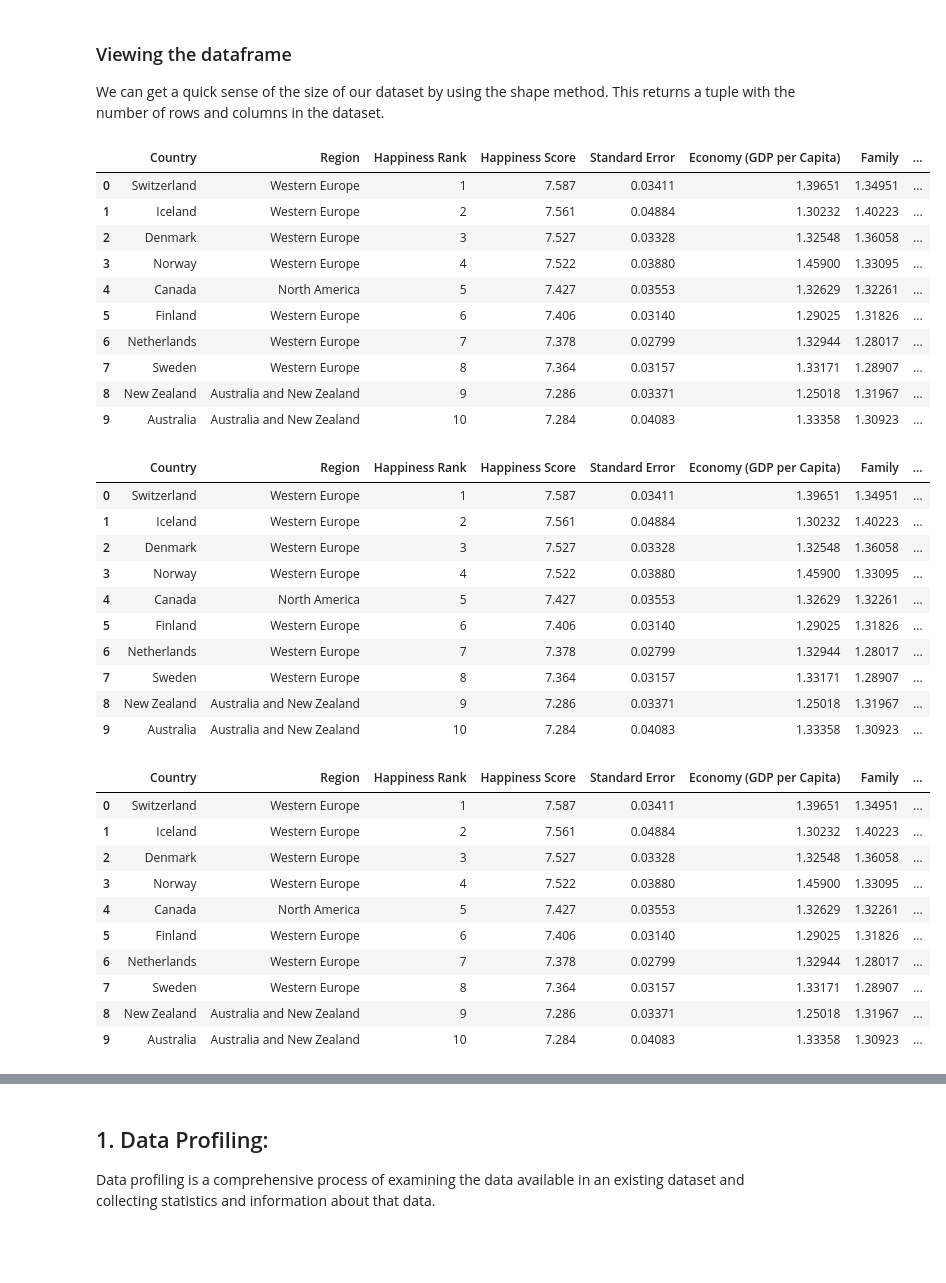
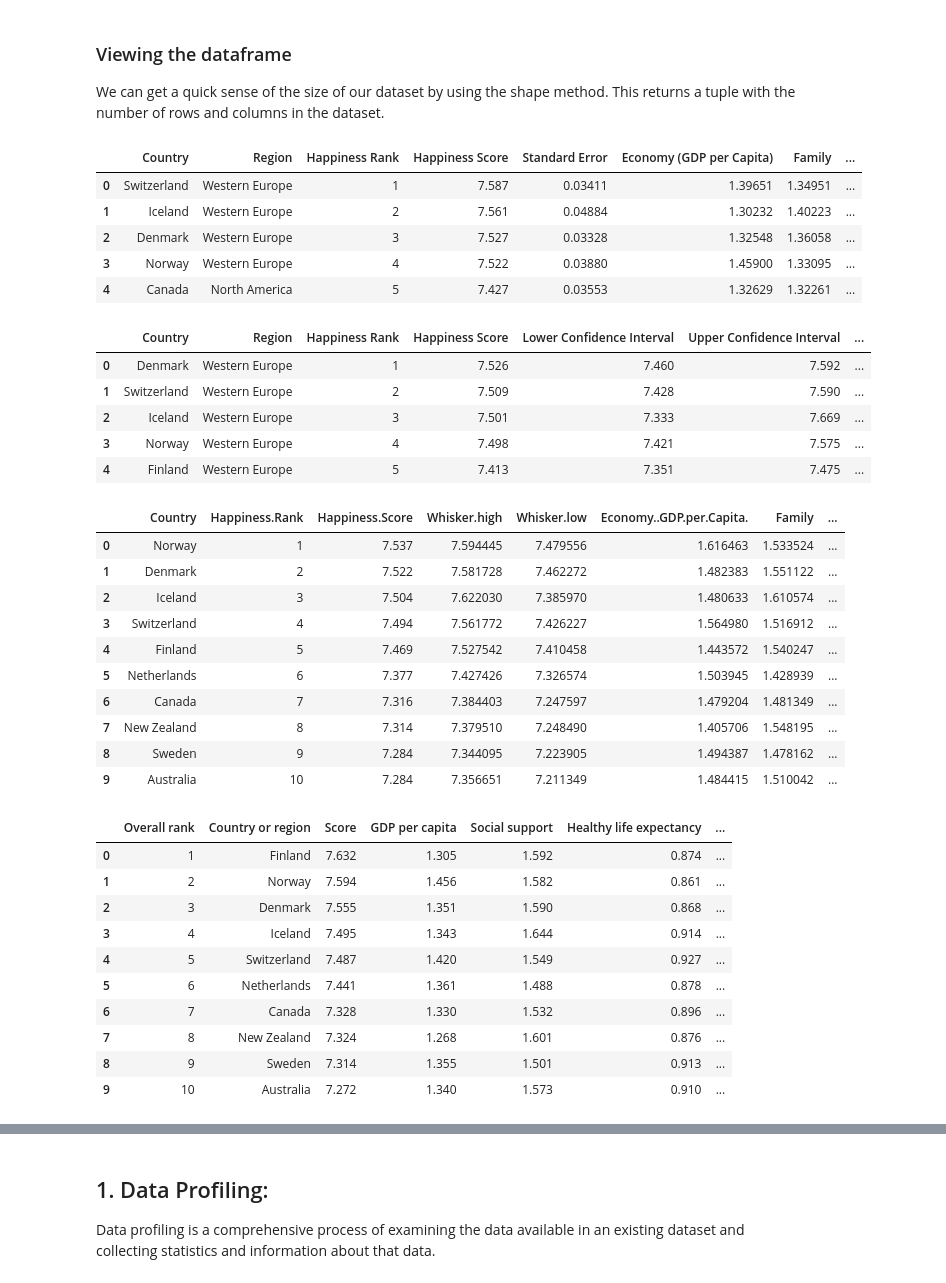
Before and after one commit to adel1997-DS/Usecase-2, a Jupyter notebook: EDA explain template.ipynb, the cells around one changed output, grey strips where cells are left out. Cells and saved outputs as stored; diff of their text form; code cells hidden in the pictures; blank space fills up the shorter version.

```diff
--- a/EDA explain template.ipynb
+++ b/EDA explain template.ipynb
@@ -13,13 +13,15 @@ from scipy.stats import zscore
 We can now load the dataset into pandas using the read_csv() function. This converts the CSV file into a Pandas dataframe.
 # %%
 df_2015=pd.read_csv("2015.csv")
-df_2016=pd.read_csv("2015.csv")
-df_2017=pd.read_csv("2015.csv")
+df_2016=pd.read_csv("2016.csv")
+df_2017=pd.read_csv("2017.csv")
+df_2018=pd.read_csv("2018.csv")
+df_2019=pd.read_csv('2019.csv')
 # %% [markdown]
 ### Viewing the dataframe
 We can get a quick sense of the size of our dataset by using the shape method. This returns a tuple with the number of rows and columns in the dataset.
 # %%
-df_2015.head(10)
+df_2015.head()
 # %% [output]
 |  | Country | Region | Happiness Rank | Happiness Score | Standard Error | Economy (GDP per Capita) | Family | ... |
 | 0 | Switzerland | Western Europe | 1 | 7.587 | 0.03411 | 1.39651 | 1.34951 | ... |
@@ -27,36 +29,40 @@ df_2015.head(10)
 | 2 | Denmark | Western Europe | 3 | 7.527 | 0.03328 | 1.32548 | 1.36058 | ... |
 | 3 | Norway | Western Europe | 4 | 7.522 | 0.03880 | 1.45900 | 1.33095 | ... |
 | 4 | Canada | North America | 5 | 7.427 | 0.03553 | 1.32629 | 1.32261 | ... |
-| 5 | Finland | Western Europe | 6 | 7.406 | 0.03140 | 1.29025 | 1.31826 | ... |
-| 6 | Netherlands | Western Europe | 7 | 7.378 | 0.02799 | 1.32944 | 1.28017 | ... |
-| 7 | Sweden | Western Europe | 8 | 7.364 | 0.03157 | 1.33171 | 1.28907 | ... |
-| 8 | New Zealand | Australia and New Zealand | 9 | 7.286 | 0.03371 | 1.25018 | 1.31967 | ... |
-| 9 | Australia | Australia and New Zealand | 10 | 7.284 | 0.04083 | 1.33358 | 1.30923 | ... |
 # %%
-df_2016.head(10)
+df_2016.head()
 # %% [output]
-|  | Country | Region | Happiness Rank | Happiness Score | Standard Error | Economy (GDP per Capita) | Family | ... |
-| 0 | Switzerland | Western Europe | 1 | 7.587 | 0.03411 | 1.39651 | 1.34951 | ... |
-| 1 | Iceland | Western Europe | 2 | 7.561 | 0.04884 | 1.30232 | 1.40223 | ... |
-| 2 | Denmark | Western Europe | 3 | 7.527 | 0.03328 | 1.32548 | 1.36058 | ... |
-| 3 | Norway | Western Europe | 4 | 7.522 | 0.03880 | 1.45900 | 1.33095 | ... |
-| 4 | Canada | North America | 5 | 7.427 | 0.03553 | 1.32629 | 1.32261 | ... |
-| 5 | Finland | Western Europe | 6 | 7.406 | 0.03140 | 1.29025 | 1.31826 | ... |
-| 6 | Netherlands | Western Europe | 7 | 7.378 | 0.02799 | 1.32944 | 1.28017 | ... |
-| 7 | Sweden | Western Europe | 8 | 7.364 | 0.03157 | 1.33171 | 1.28907 | ... |
-| 8 | New Zealand | Australia and New Zealand | 9 | 7.286 | 0.03371 | 1.25018 | 1.31967 | ... |
-| 9 | Australia | Australia and New Zealand | 10 | 7.284 | 0.04083 | 1.33358 | 1.30923 | ... |
+|  | Country | Region | Happiness Rank | Happiness Score | Lower Confidence Interval | Upper Confidence Interval | ... |
+| 0 | Denmark | Western Europe | 1 | 7.526 | 7.460 | 7.592 | ... |
+| 1 | Switzerland | Western Europe | 2 | 7.509 | 7.428 | 7.590 | ... |
+| 2 | Iceland | Western Europe | 3 | 7.501 | 7.333 | 7.669 | ... |
+| 3 | Norway | Western Europe | 4 | 7.498 | 7.421 | 7.575 | ... |
+| 4 | Finland | Western Europe | 5 | 7.413 | 7.351 | 7.475 | ... |
 # %%
 df_2017.head(10)
 # %% [output]
-|  | Country | Region | Happiness Rank | Happiness Score | Standard Error | Economy (GDP per Capita) | Family | ... |
-| 0 | Switzerland | Western Europe | 1 | 7.587 | 0.03411 | 1.39651 | 1.34951 | ... |
-| 1 | Iceland | Western Europe | 2 | 7.561 | 0.04884 | 1.30232 | 1.40223 | ... |
-| 2 | Denmark | Western Europe | 3 | 7.527 | 0.03328 | 1.32548 | 1.36058 | ... |
-| 3 | Norway | Western Europe | 4 | 7.522 | 0.03880 | 1.45900 | 1.33095 | ... |
-| 4 | Canada | North America | 5 | 7.427 | 0.03553 | 1.32629 | 1.32261 | ... |
-| 5 | Finland | Western Europe | 6 | 7.406 | 0.03140 | 1.29025 | 1.31826 | ... |
-| 6 | Netherlands | Western Europe | 7 | 7.378 | 0.02799 | 1.32944 | 1.28017 | ... |
-| 7 | Sweden | Western Europe | 8 | 7.364 | 0.03157 | 1.33171 | 1.28907 | ... |
-| 8 | New Zealand | Australia and New Zealand | 9 | 7.286 | 0.03371 | 1.25018 | 1.31967 | ... |
-| 9 | Australia | Australia and New Zealand | 10 | 7.284 | 0.04083 | 1.33358 | 1.30923 | ... |
+|  | Country | Happiness.Rank | Happiness.Score | Whisker.high | Whisker.low | Economy..GDP.per.Capita. | Family | ... |
+| 0 | Norway | 1 | 7.537 | 7.594445 | 7.479556 | 1.616463 | 1.533524 | ... |
+| 1 | Denmark | 2 | 7.522 | 7.581728 | 7.462272 | 1.482383 | 1.551122 | ... |
+| 2 | Iceland | 3 | 7.504 | 7.622030 | 7.385970 | 1.480633 | 1.610574 | ... |
+| 3 | Switzerland | 4 | 7.494 | 7.561772 | 7.426227 | 1.564980 | 1.516912 | ... |
+| 4 | Finland | 5 | 7.469 | 7.527542 | 7.410458 | 1.443572 | 1.540247 | ... |
+| 5 | Netherlands | 6 | 7.377 | 7.427426 | 7.326574 | 1.503945 | 1.428939 | ... |
+| 6 | Canada | 7 | 7.316 | 7.384403 | 7.247597 | 1.479204 | 1.481349 | ... |
+| 7 | New Zealand | 8 | 7.314 | 7.379510 | 7.248490 | 1.405706 | 1.548195 | ... |
+| 8 | Sweden | 9 | 7.284 | 7.344095 | 7.223905 | 1.494387 | 1.478162 | ... |
+| 9 | Australia | 10 | 7.284 | 7.356651 | 7.211349 | 1.484415 | 1.510042 | ... |
+# %%
+df_2018.head(10)
+# %% [output]
+|  | Overall rank | Country or region | Score | GDP per capita | Social support | Healthy life expectancy | ... |
+| 0 | 1 | Finland | 7.632 | 1.305 | 1.592 | 0.874 | ... |
+| 1 | 2 | Norway | 7.594 | 1.456 | 1.582 | 0.861 | ... |
+| 2 | 3 | Denmark | 7.555 | 1.351 | 1.590 | 0.868 | ... |
+| 3 | 4 | Iceland | 7.495 | 1.343 | 1.644 | 0.914 | ... |
+| 4 | 5 | Switzerland | 7.487 | 1.420 | 1.549 | 0.927 | ... |
+| 5 | 6 | Netherlands | 7.441 | 1.361 | 1.488 | 0.878 | ... |
+| 6 | 7 | Canada | 7.328 | 1.330 | 1.532 | 0.896 | ... |
+| 7 | 8 | New Zealand | 7.324 | 1.268 | 1.601 | 0.876 | ... |
+| 8 | 9 | Sweden | 7.314 | 1.355 | 1.501 | 0.913 | ... |
+| 9 | 10 | Australia | 7.272 | 1.340 | 1.573 | 0.910 | ... |
```
Also changed, not shown: parts of 36 cells of this notebook.
